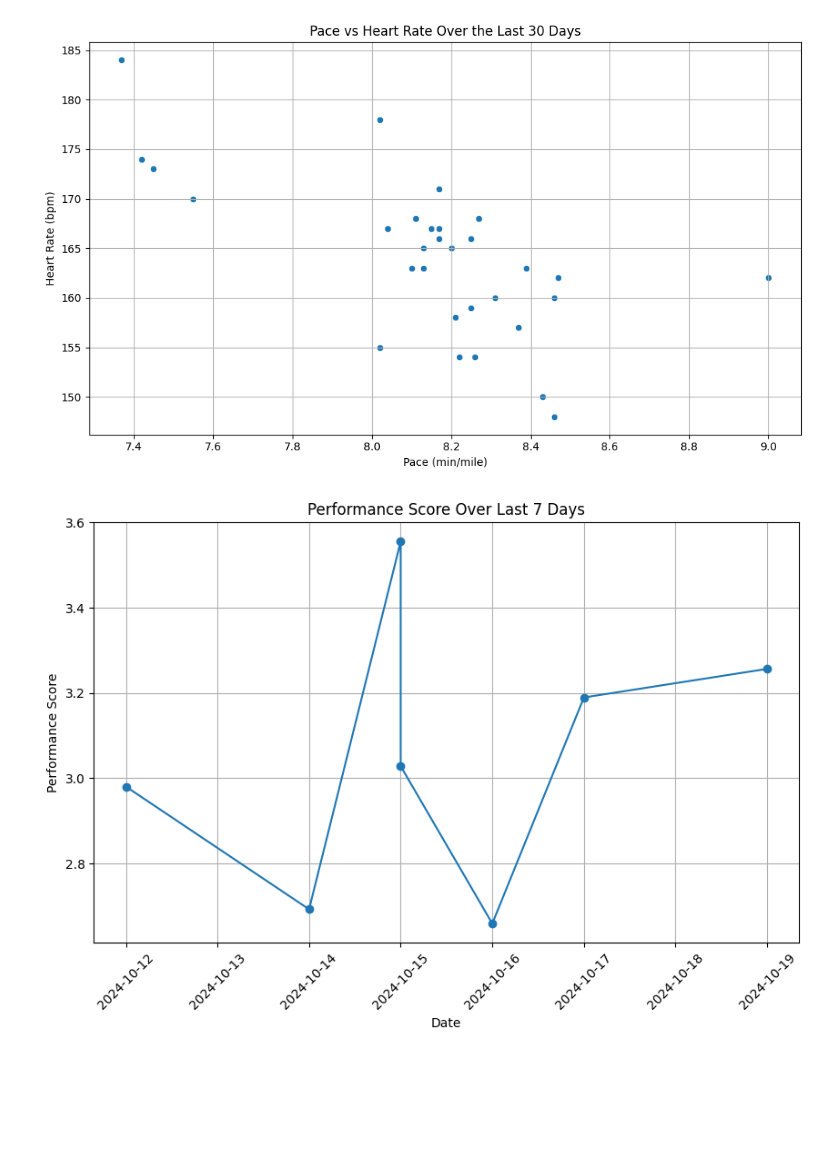
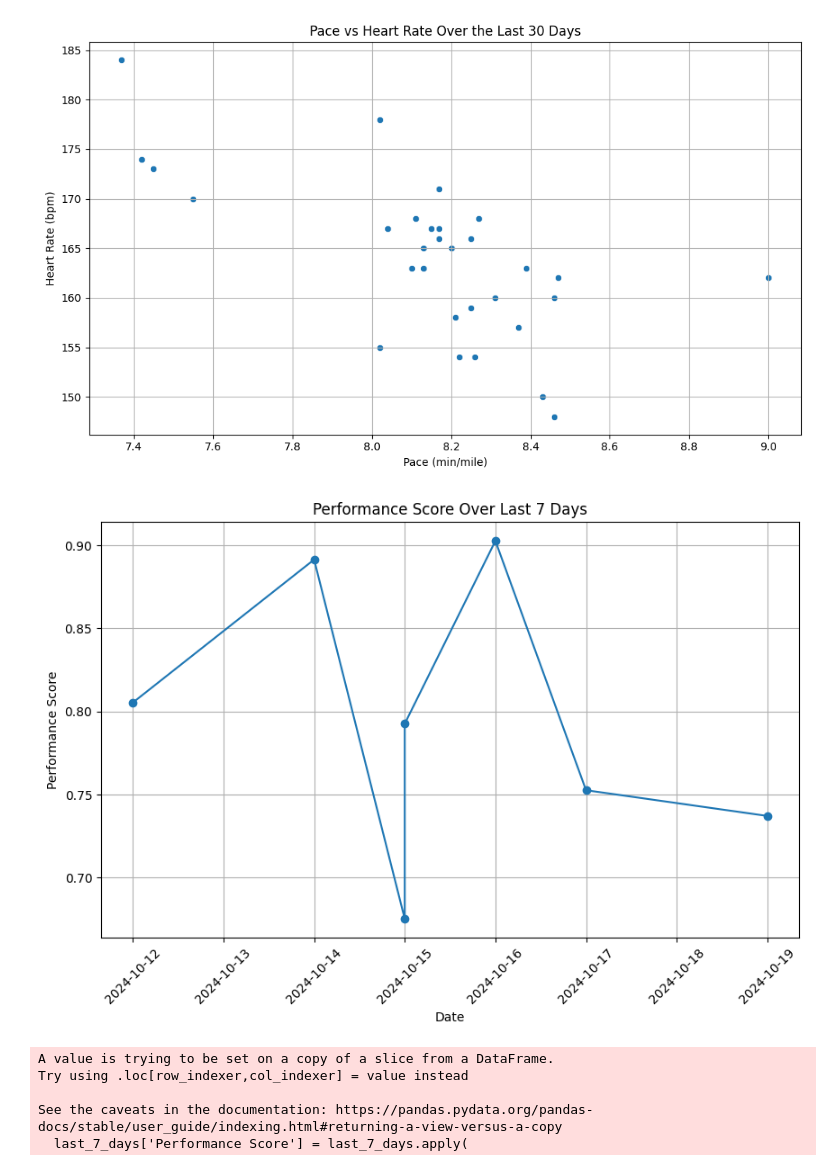
Before and after one commit to TimB21/Marathon-Training-Performance-and-Recovery-Dashboard, a Jupyter notebook: Script/Script.ipynb, the cells around one changed output. Drawn from its saved outputs; the diff is of its cells as text; code cells hidden in the pictures; blank space fills up the shorter version.

Commit message:
Performance Score Implemented

```diff
--- a/Script/Script.ipynb
+++ b/Script/Script.ipynb
@@ -264,30 +264,57 @@ plt.show()
 [figure]
 # %%
 # Step 1: Calculate Performance Metric
-df['Performance Score'] = df['Pace (sec/mile)'] / df['Heart Rate']
+df['Performance Score'] = 2.4 * (df['Heart Rate'] / df['Pace (sec/mile)'])
 
 # Step 2: Filter the last 7, 30, and 90 days
 last_7_days = df.tail(7)
 last_30_days = df.tail(30)
 
 # Plot for the last 7 days
 plt.figure(figsize=(10, 6))
 plt.plot(last_7_days['Date'], last_7_days['Performance Score'], marker='o')
 plt.title('Performance Score Over Last 7 Days')
 plt.xlabel('Date')
 plt.ylabel('Performance Score')
 plt.xticks(rotation=45)
 plt.grid(True)
 plt.show()
 
+# Adjusted performance score function to include distance
+def calculate_performance_score(pace, heart_rate, distance):
+    if pace == 0 or heart_rate == 0:
+        return None  # Handle division by zero
+    # Factor in distance with log scaling
+    performance_score = 500 * (1 / pace) * (1 / heart_rate) * (np.log(distance + 1) * 0.75)
+    return performance_score
+
+# Apply the performance score function to the past 7 days
+last_7_days['Performance Score'] = last_7_days.apply(
+    lambda row: calculate_performance_score(row['Pace'], row['Heart Rate'], row['Distance']), axis=1)
+
+# Plot the performance score for the past 7 days
+plt.figure(figsize=(10, 6))
+plt.plot(last_7_days['Date'], last_7_days['Performance Score'], marker='o')
+plt.title('Performance Score Over the Last 7 Days')
+plt.xlabel('Date')
+plt.ylabel('Performance Score')
+plt.xticks(rotation=45)
+plt.grid(True)
+plt.show()
+
 # Plot for the last 30 days
 # plt.figure(figsize=(10, 6))
 # plt.plot(last_30_days['Date'], last_30_days['Performance Score'], marker='o')
 # plt.title('Performance Score Over Last 30 Days')
 # plt.xlabel('Date')
 # plt.ylabel('Performance Score')
 # plt.xticks(rotation=45)
 # plt.grid(True)
 # plt.show()
 # %% [output]
-[figure, old version]
+[figure, new version]
+A value is trying to be set on a copy of a slice from a DataFrame.
+Try using .loc[row_indexer,col_indexer] = value instead
+
+See the caveats in the documentation: https://pandas.pydata.org/pandas-docs/stable/user_guide/indexing.html#returning-a-view-versus-a-copy
+  last_7_days['Performance Score'] = last_7_days.apply(
```
Also changed, not shown: parts of 3 cells of this notebook.
